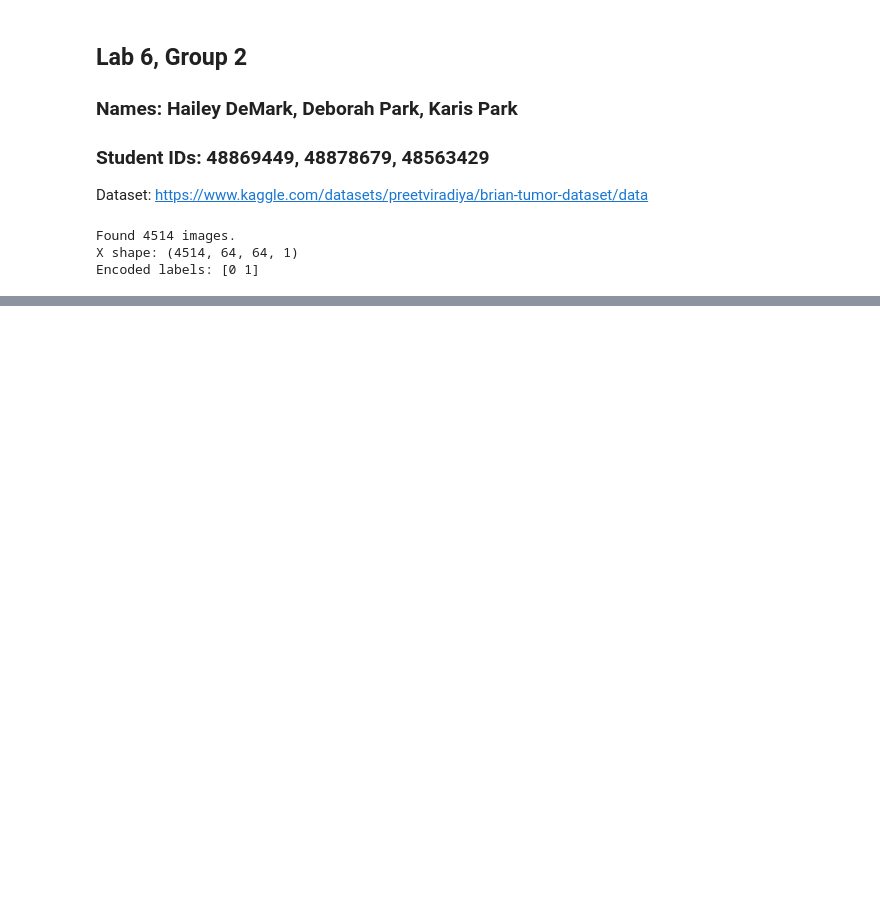
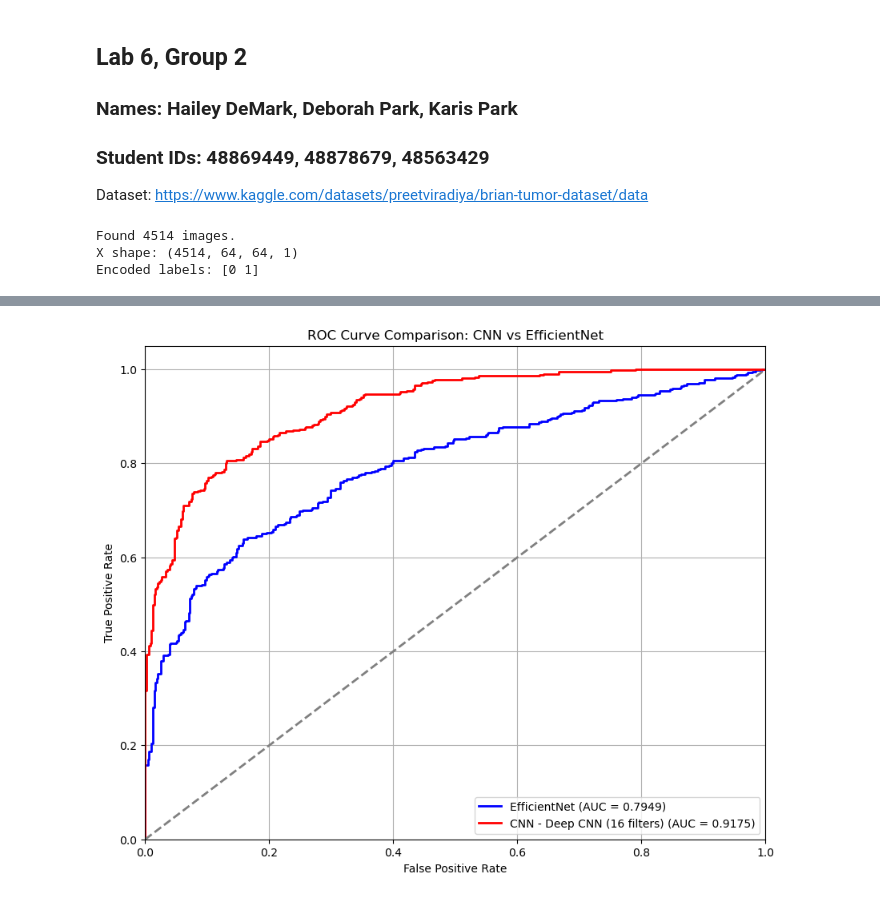
Before and after one commit to 48878679/CS5324_Lab6, a Jupyter notebook: Lab6.ipynb, the cells around one changed output, grey strips where cells are left out. Saved outputs shown, nothing was run; the diff lists cells and outputs as text; code cells hidden in the pictures; blank space fills up the shorter version.

```diff
--- a/Lab6.ipynb
+++ b/Lab6.ipynb
@@ -572,0 +629,82 @@ One idea (required for 7000 level students): Use transfer learning with pre-trai
+# %%
+# Get predictions for ROC curves
+eff_pred_prob = eff_model.predict(X_test)
+
+# Calculate ROC curve and AUC for both models
+eff_fpr, eff_tpr, _ = roc_curve(y_test, eff_pred_prob)
+
+eff_auc = auc(eff_fpr, eff_tpr)
+
+# Plot ROC curves
+plt.figure(figsize=(10, 8))
+plt.plot(eff_fpr, eff_tpr, color='blue', lw=2, label=f'EfficientNet (AUC = {eff_auc:.4f})')
+plt.plot(cnn_fpr, cnn_tpr, color='red', lw=2, label=f'CNN - {best_cnn_name} (AUC = {cnn_auc:.4f})')
+plt.plot([0, 1], [0, 1], color='gray', lw=2, linestyle='--')
+plt.xlim([0.0, 1.0])
+plt.ylim([0.0, 1.05])
+plt.xlabel('False Positive Rate')
+plt.ylabel('True Positive Rate')
+plt.title('ROC Curve Comparison: CNN vs EfficientNet')
+plt.legend(loc="lower right")
+plt.grid(True)
+plt.show()
+
+# Perform bootstrapping for both models
+eff_auc_bootstrap = bootstrap_auc(y_test, eff_pred_prob.flatten(), n_bootstraps=1000)
+
+# Calculate 95% confidence intervals
+eff_auc_ci = np.percentile(eff_auc_bootstrap, [2.5, 97.5])
+
+# Calculate p-value for the difference
+# Using method described in DeLong et al. would be ideal, but for simplicity:
+# we'll use a paired t-test on the bootstrapped AUC values
+t_stat, p_value = stats.ttest_ind(cnn_auc_bootstrap, eff_auc_bootstrap)
+
+# Display statistical comparison
+print("\nStatistical Comparison of ROC AUC Values:")
+print(f"EfficientNet AUC: {mlp_auc:.4f} [95% CI: {eff_auc_ci[0]:.4f}-{eff_auc_ci[1]:.4f}]")
+print(f"CNN AUC: {cnn_auc:.4f} [95% CI: {cnn_auc_ci[0]:.4f}-{cnn_auc_ci[1]:.4f}]")
+print(f"AUC Difference: {cnn_auc - eff_auc:.4f}")
+print(f"P-value: {p_value:.4f}")
+
+if p_value < 0.05:
+    if cnn_auc > eff_auc:
+        print("The CNN model significantly outperforms the MLP model.")
+    else:
+        print("The EfficientNet model significantly outperforms the CNN model.")
+else:
+    print("There is no statistically significant difference between the models.")
+
+# Also compare recall, which was our primary metric
+eff_results = eff_model.evaluate(X_test, y_test, verbose=0)
+
+print("\nRecall Comparison:")
+print(f"MLP Recall: {mlp_results[1]:.4f}")
+print(f"CNN Recall: {cnn_results[1]:.4f}")
+
+# Visualize metric comparison
+metrics = ['Recall', 'Precision', 'Accuracy']
+eff_metrics = [eff_results[1], eff_results[2], eff_results[3]]
+
+plt.figure(figsize=(10, 6))
+x = np.arange(len(metrics))
+width = 0.35
+
+plt.bar(x - width/2, eff_metrics, width, label='EfficientNet')
+plt.bar(x + width/2, cnn_metrics, width, label=f'CNN ({best_cnn_name})')
+
+plt.ylabel('Score')
+plt.title('Performance Metrics Comparison: CNN vs EfficientNet')
+plt.xticks(x, metrics)
+plt.legend()
+plt.ylim(0, 1)
+
+for i, v in enumerate(eff_metrics):
+    plt.text(i - width/2, v + 0.02, f'{v:.3f}', ha='center')
+
+for i, v in enumerate(cnn_metrics):
+    plt.text(i + width/2, v + 0.02, f'{v:.3f}', ha='center')
+
+plt.tight_layout()
+plt.show()
+# %% [output]
@@ -572,0 +712 @@ One idea (required for 7000 level students): Use transfer learning with pre-trai
+[figure, added]
```
Also changed, not shown: parts of 17 cells of this notebook.
